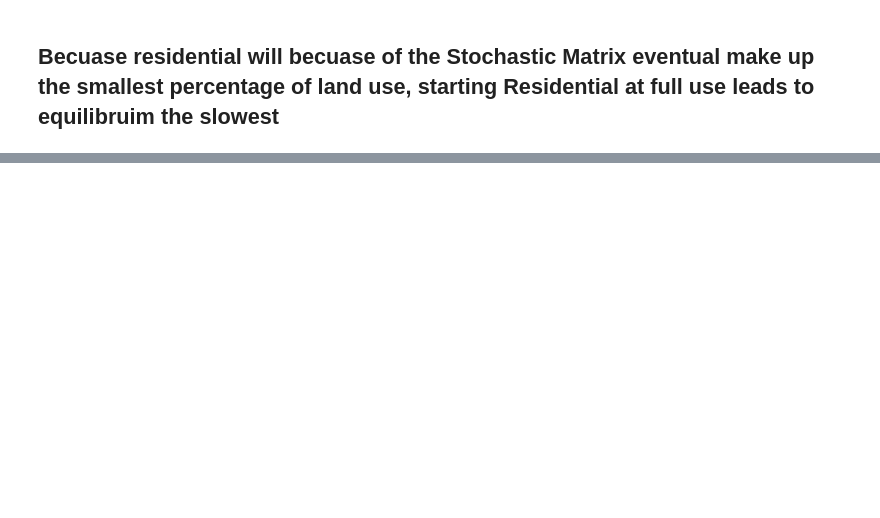
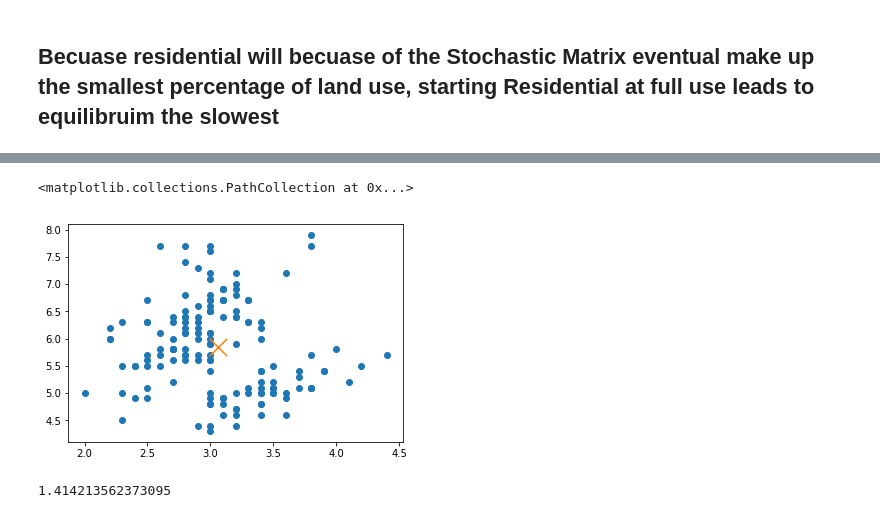
Before and after one commit to NathanLaird/LinAlgProject, a Jupyter notebook: Linear_Algebra_Assignment.ipynb, the cells around one changed output, grey strips where cells are left out. Saved outputs shown, nothing was run; the diff lists cells and outputs as text; code cells hidden in the pictures; blank space fills up the shorter version.

```diff
--- a/Linear_Algebra_Assignment.ipynb
+++ b/Linear_Algebra_Assignment.ipynb
@@ -82,0 +101,8 @@ plt.plot(R)
+# %%
+mean_arr = np.mean(iris_data, axis = 0)
+# %%
+plt.scatter(iris_data[:,1],iris_data[:,0])
+plt.scatter(mean_arr[1],mean_arr[0],marker="x", s = 300)
+# %% [output]
+<matplotlib.collections.PathCollection at 0x...>
+[figure, added]
@@ -82,0 +119,7 @@ plt.plot(R)
+# %%
+XX = np.array([[0],[1]])
+ZZ = np.array([[1],[0]])
+
+cosine_sim(XX,ZZ)
+# %% [output]
+1.414213562373095
```
Also changed, not shown: parts of 15 cells of this notebook.
